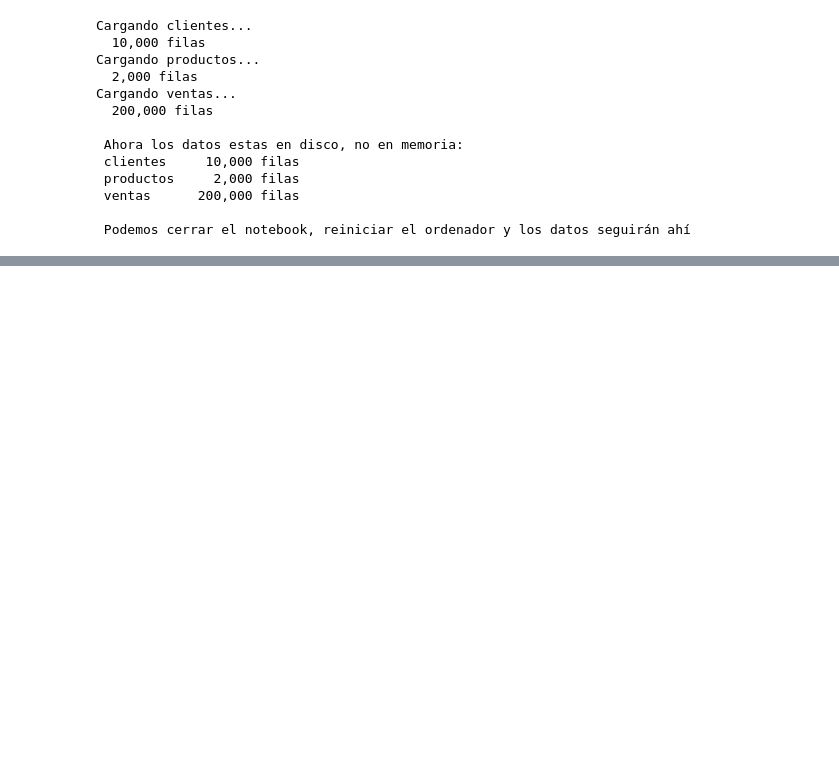
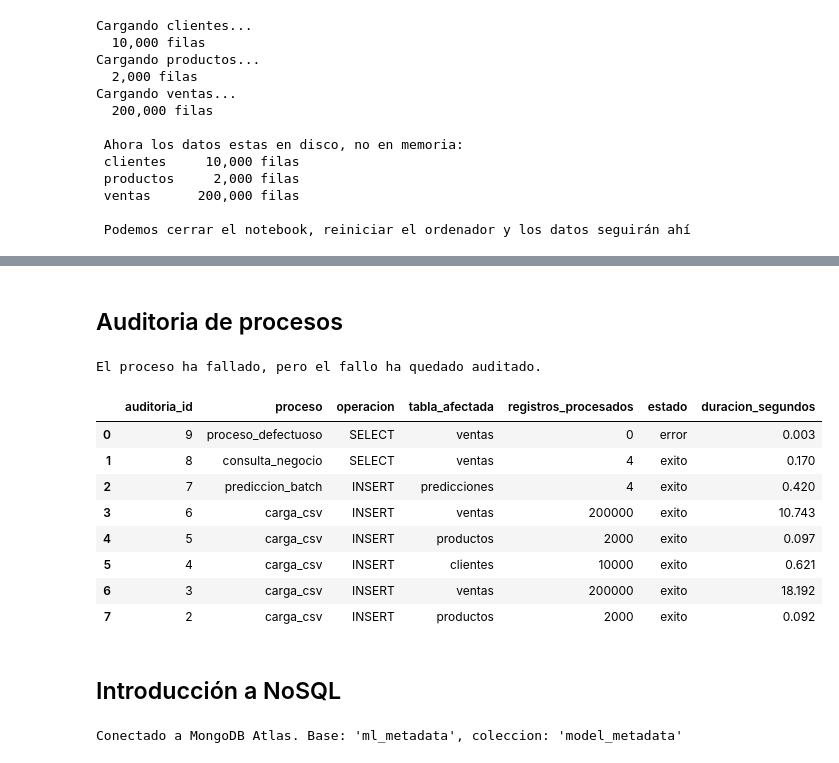
Before and after one commit to Jorge0827/MasterIA-Cohorte7, a Jupyter notebook: Modulo_2/Unidad_1/Clase_2_persistencia/notebooks/persistencia_base_de_datos.ipynb, the cells around one changed output, grey strips where cells are left out. Drawn from its saved outputs; the diff is of its cells as text; code cells hidden in the pictures; blank space fills up the shorter version.

Commit message:
Finalización de clase persistenica de datos

```diff
--- a/Modulo_2/Unidad_1/Clase_2_persistencia/notebooks/persistencia_base_de_datos.ipynb
+++ b/Modulo_2/Unidad_1/Clase_2_persistencia/notebooks/persistencia_base_de_datos.ipynb
@@ -170,0 +353,16 @@ Cargando ventas...
+# %%
+from src.predicciones import predecir_y_registrar, simular_prediccion, ultimas_predicciones
+
+# Paso 1: "inferencia". Devuelve un diccionario, sin guardar nada todavia.
+# La semilla fija hace que el resultado sea siempre el mismo en clase.
+resultado = simular_prediccion(cliente_id=42, semilla=7)
+print("Salida del modelo (aun en memoria):")
+for clave, valor in resultado.items():
+    print(f"  {clave:<20} {valor}")
+
+# Paso 2: predecir Y PERSISTIR. Devuelve el id que ha generado PostgreSQL.
+print("\nRegistrando predicciones para varios clientes...")
+ids = [predecir_y_registrar(cliente_id, semilla=cliente_id) for cliente_id in [42, 100, 250, 777]]
+print("Ids generados por PostgreSQL:", ids)
+
+ultimas_predicciones(limite=5)
@@ -170,0 +407,60 @@ Cargando ventas...
+# %% [markdown]
+## Auditoria de procesos
+# %%
+from src.auditoria import auditar, registrar_auditoria, ultimas_auditorias
+
+# Ejemplo 1: registro manual.
+registrar_auditoria(
+    proceso="prediccion_batch",
+    operacion="INSERT",
+    tabla_afectada="predicciones",
+    registros_procesados=len(ids),
+    estado="exito",
+    mensaje="Predicciones de la demo de clase",
+    duracion_segundos=0.42,
+)
+
+# Ejemplo 2: registro automatico. Mide el tiempo por nosotros.
+with auditar("consulta_negocio", "SELECT", "ventas") as info:
+    filas = consultar("SELECT canal, COUNT(*) AS n FROM ventas GROUP BY canal")
+    info["registros"] = len(filas)
+    info["mensaje"] = "Ventas agrupadas por canal"
+
+# Ejemplo 3: un proceso que FALLA. Queremos ver que el error queda registrado.
+try:
+    with auditar("proceso_defectuoso", "SELECT", "ventas") as info:
+        consultar("SELECT * FROM tabla_que_no_existe")
+except Exception:
+    print("El proceso ha fallado, pero el fallo ha quedado auditado.\n")
+
+# La foto completa: todo lo que ha pasado en esta sesion.
+ultimas_auditorias(limite=8)[
+    ["auditoria_id", "proceso", "operacion", "tabla_afectada",
+     "registros_procesados", "estado", "duracion_segundos"]
+]
+# %% [output]
+El proceso ha fallado, pero el fallo ha quedado auditado.
+|  | auditoria_id | proceso | operacion | tabla_afectada | registros_procesados | estado | duracion_segundos |
+| 0 | 9 | proceso_defectuoso | SELECT | ventas | 0 | error | 0.003 |
+| 1 | 8 | consulta_negocio | SELECT | ventas | 4 | exito | 0.170 |
+| 2 | 7 | prediccion_batch | INSERT | predicciones | 4 | exito | 0.420 |
+| 3 | 6 | carga_csv | INSERT | ventas | 200000 | exito | 10.743 |
+| 4 | 5 | carga_csv | INSERT | productos | 2000 | exito | 0.097 |
+| 5 | 4 | carga_csv | INSERT | clientes | 10000 | exito | 0.621 |
+| 6 | 3 | carga_csv | INSERT | ventas | 200000 | exito | 18.192 |
+| 7 | 2 | carga_csv | INSERT | productos | 2000 | exito | 0.092 |
+# %% [markdown]
+## Introducción a NoSQL
+# %%
+from src import mongo_db
+
+try:
+    print(mongo_db.probar_conexion())
+    mongo_disponible = True
+
+except RuntimeError as error:
+    print("MongoDB no siponible todavía:\n")
+    print(error)
+    mongo_disponible = False
+# %% [output]
+Conectado a MongoDB Atlas. Base: 'ml_metadata', coleccion: 'model_metadata'
```
Also changed, not shown: parts of 17 cells of this notebook.
